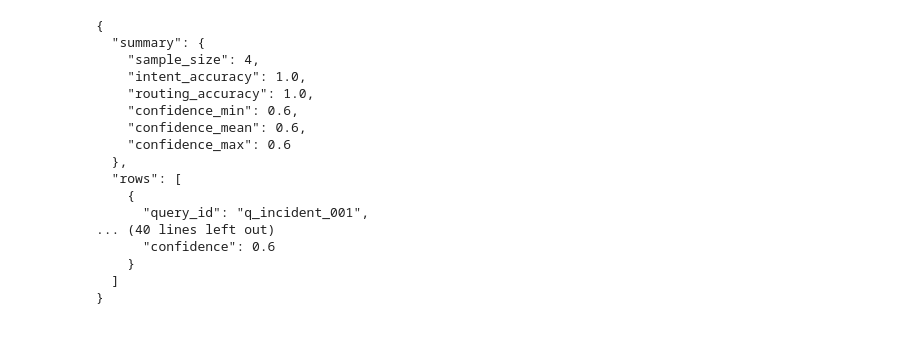
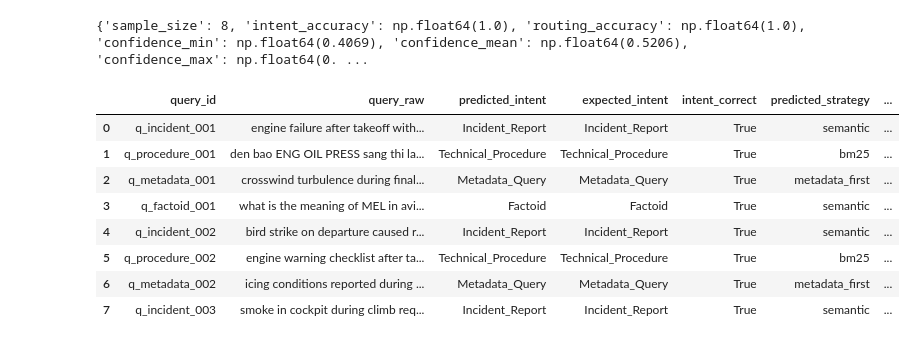
Before and after one commit to Vinhhoang-1312/Agentic-RAG-for-Aviation-Document-Assistant, a Jupyter notebook: notebooks/phase1_hoang_intent_routing_research.ipynb, the cells around one changed output. Drawn from its saved outputs; the diff is of its cells as text; code cells hidden in the pictures.

```diff
--- a/notebooks/phase1_hoang_intent_routing_research.ipynb
+++ b/notebooks/phase1_hoang_intent_routing_research.ipynb
@@ -98,0 +275,3 @@ for item in sample_queries:
+# %%
+sample_queries = read_jsonl(settings.phase1_gold_labels_path)
+pd.DataFrame(sample_queries)
@@ -157,54 +556,40 @@ Definitions:
 # %%
-import json
-from statistics import mean
-
-expected = {
-    'q_incident_001': {'intent': 'Incident_Report', 'strategy': 'semantic'},
-    'q_procedure_001': {'intent': 'Technical_Procedure', 'strategy': 'bm25'},
-    'q_metadata_001': {'intent': 'Metadata_Query', 'strategy': 'metadata_first'},
-    'q_factoid_001': {'intent': 'Factoid', 'strategy': 'semantic'},
-}
+expected = {item['query_id']: item for item in sample_queries}
 
 evaluation_rows = []
 for row in phase1_rows:
     gold = expected.get(row.query_id, {})
     evaluation_rows.append({
         'query_id': row.query_id,
         'query_raw': row.query_raw,
         'predicted_intent': row.intent,
-        'expected_intent': gold.get('intent'),
-        'intent_correct': row.intent == gold.get('intent'),
+        'expected_intent': gold.get('expected_intent'),
+        'intent_correct': row.intent == gold.get('expected_intent'),
         'predicted_strategy': row.retrieval_plan.strategy,
-        'expected_strategy': gold.get('strategy'),
-        'strategy_correct': row.retrieval_plan.strategy == gold.get('strategy'),
+        'expected_strategy': gold.get('expected_strategy'),
+        'strategy_correct': row.retrieval_plan.strategy == gold.get('expected_strategy'),
         'confidence': round(float(row.intent_confidence), 4),
     })
 
+evaluation_frame = pd.DataFrame(evaluation_rows)
 summary = {
     'sample_size': len(evaluation_rows),
-    'intent_accuracy': round(sum(r['intent_correct'] for r in evaluation_rows) / max(1, len(evaluation_rows)), 4),
-    'routing_accuracy': round(sum(r['strategy_correct'] for r in evaluation_rows) / max(1, len(evaluation_rows)), 4),
-    'confidence_min': round(min(r['confidence'] for r in evaluation_rows), 4),
-    'confidence_mean': round(mean(r['confidence'] for r in evaluation_rows), 4),
-    'confidence_max': round(max(r['confidence'] for r in evaluation_rows), 4),
+    'intent_accuracy': round(evaluation_frame['intent_correct'].mean(), 4),
+    'routing_accuracy': round(evaluation_frame['strategy_correct'].mean(), 4),
+    'confidence_min': round(evaluation_frame['confidence'].min(), 4),
+    'confidence_mean': round(evaluation_frame['confidence'].mean(), 4),
+    'confidence_max': round(evaluation_frame['confidence'].max(), 4),
 }
-
-print(json.dumps({'summary': summary, 'rows': evaluation_rows}, indent=2, ensure_ascii=False))
+print(summary)
+evaluation_frame
 # %% [output]
-{
-  "summary": {
-    "sample_size": 4,
-    "intent_accuracy": 1.0,
-    "routing_accuracy": 1.0,
-    "confidence_min": 0.6,
-    "confidence_mean": 0.6,
-    "confidence_max": 0.6
-  },
-  "rows": [
-    {
-      "query_id": "q_incident_001",
-... (40 lines left out)
-      "confidence": 0.6
-    }
-  ]
-}
+{'sample_size': 8, 'intent_accuracy': np.float64(1.0), 'routing_accuracy': np.float64(1.0), 'confidence_min': np.float64(0.4069), 'confidence_mean': np.float64(0.5206), 'confidence_max': np.float64(0. ...
+|  | query_id | query_raw | predicted_intent | expected_intent | intent_correct | predicted_strategy | ... |
+| 0 | q_incident_001 | engine failure after takeoff with... | Incident_Report | Incident_Report | True | semantic | ... |
+| 1 | q_procedure_001 | den bao ENG OIL PRESS sang thi la... | Technical_Procedure | Technical_Procedure | True | bm25 | ... |
+| 2 | q_metadata_001 | crosswind turbulence during final... | Metadata_Query | Metadata_Query | True | metadata_first | ... |
+| 3 | q_factoid_001 | what is the meaning of MEL in avi... | Factoid | Factoid | True | semantic | ... |
+| 4 | q_incident_002 | bird strike on departure caused r... | Incident_Report | Incident_Report | True | semantic | ... |
+| 5 | q_procedure_002 | engine warning checklist after ta... | Technical_Procedure | Technical_Procedure | True | bm25 | ... |
+| 6 | q_metadata_002 | icing conditions reported during ... | Metadata_Query | Metadata_Query | True | metadata_first | ... |
+| 7 | q_incident_003 | smoke in cockpit during climb req... | Incident_Report | Incident_Report | True | semantic | ... |
```
Also changed, not shown: parts of 25 cells of this notebook, 40 other files.
